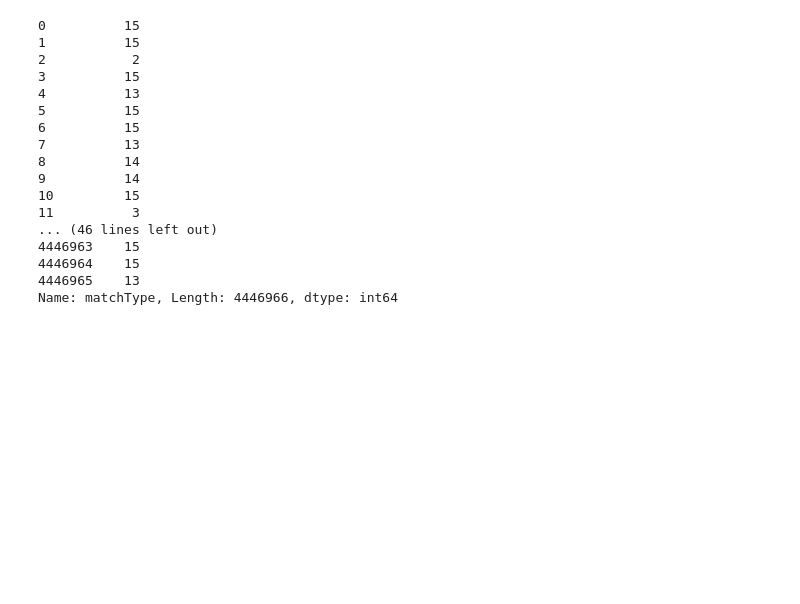
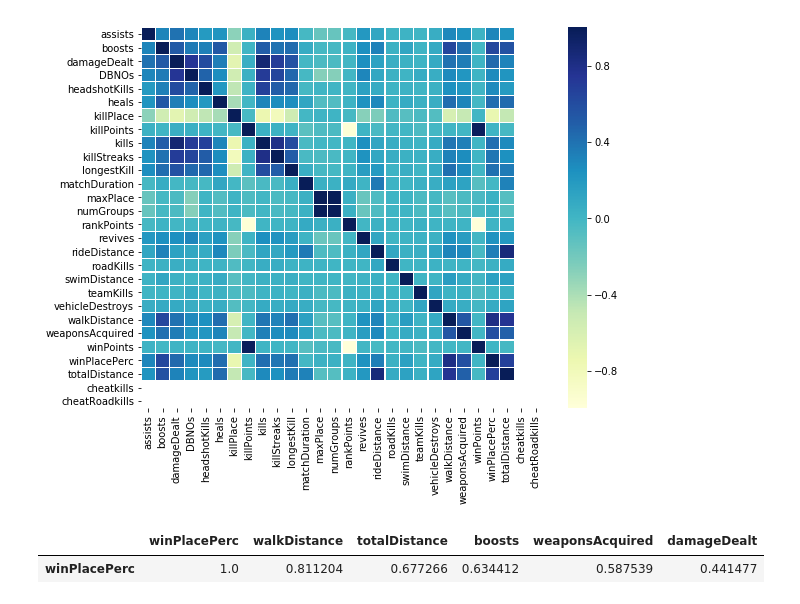
Before and after one commit to anshulsharmanyu/FDS-PUBG, a Jupyter notebook: FDS_Project.ipynb, the cells around one changed output. Saved outputs shown, nothing was run; the diff lists cells and outputs as text; code cells hidden in the pictures; blank space fills up the shorter version.

```diff
--- a/FDS_Project.ipynb
+++ b/FDS_Project.ipynb
@@ -8,0 +78,17 @@ cdf.shape
+# %%
+# removing outliers
+#1. kills if distance 0 is invalid
+df['totalDistance'] = df['rideDistance'] + df['walkDistance'] + df['swimDistance']
+df['cheatkills'] = ((df['kills'] > 0) & (df['totalDistance'] == 0))
+display(df[df['cheatkills'] == True].shape)
+df[df['cheatkills'] == True].head(10)
+df.drop(df[df['cheatkills'] == True].index, inplace=True)
+
+# 2. No roadkills if vehicle distance is 0
+# df['vehicleDistance'] = df['rideDistance'] + df['walkDistance'] + df['swimDistance']
+df['cheatRoadkills'] = ((df['roadKills'] > 0) & (df['rideDistance'] == 0))
+display(df[df['cheatRoadkills'] == True].shape)
+df[df['cheatRoadkills'] == True].head(10)
+df.drop(df[df['cheatRoadkills'] == True].index, inplace=True)
+
+# 3. Weapons acquired 0 and
@@ -8,0 +100,9 @@ cdf.shape
+# %%
+# Data preparation -
+# df.loc[df['matchType'].isin(["solo","solo-fpp"])]
+# mapping the match types to integer values
+nodes = list(set(df['matchType']))
+nodes_dict = dict(zip(nodes, range(len(nodes))))
+df = df.applymap(lambda x: nodes_dict.get(x) if x in nodes_dict else x)
+nodes = list(set(df['matchType']))
+getDfSummary(df)
@@ -54,27 +136,29 @@ list(test_df)
-# %%
-from sklearn.preprocessing import LabelEncoder
-for column in train_df.columns:
-    if train_df[column].dtype == type(object):
-        le = LabelEncoder()
-        train_df[column] = le.fit_transform(train_df[column])
-train_df['matchType']
-# %% [output]
-0          15
-1          15
-2           2
-3          15
-4          13
-5          15
-6          15
-7          13
-8          14
-9          14
-10         15
-11          3
-... (46 lines left out)
-4446963    15
-4446964    15
-4446965    13
-Name: matchType, Length: 4446966, dtype: int64
+# %%
+drop_cols = ['Id', 'groupId', 'matchId', 'matchType']
+corr_cols = [col for col in df.columns if col not in drop_cols]
+corr = df[corr_cols].corr()
+
+plt.figure(figsize=(9,7))
+sns.heatmap(
+    corr,
+    xticklabels=corr.columns.values,
+    yticklabels=corr.columns.values,
+    linecolor='white',
+    linewidths=0.1,
+    cmap="YlGnBu"
+)
+plt.show()
+# print(corr)
+# %% [output]
+[figure, added]
+# %%
+# finding top 5 correlation with winning
+top_five = corr.nlargest(6,'winPlacePerc')
+top_five = top_five['winPlacePerc']
+top_five= top_five.to_frame().transpose()
+top_five
+# %% [output]
+|  | winPlacePerc | walkDistance | totalDistance | boosts | weaponsAcquired | damageDealt |
+| winPlacePerc | 1.0 | 0.811204 | 0.677266 | 0.634412 | 0.587539 | 0.441477 |
 # %%
 from sklearn.tree import DecisionTreeClassifier as dtf
```
Also changed, not shown: parts of 15 cells of this notebook.
